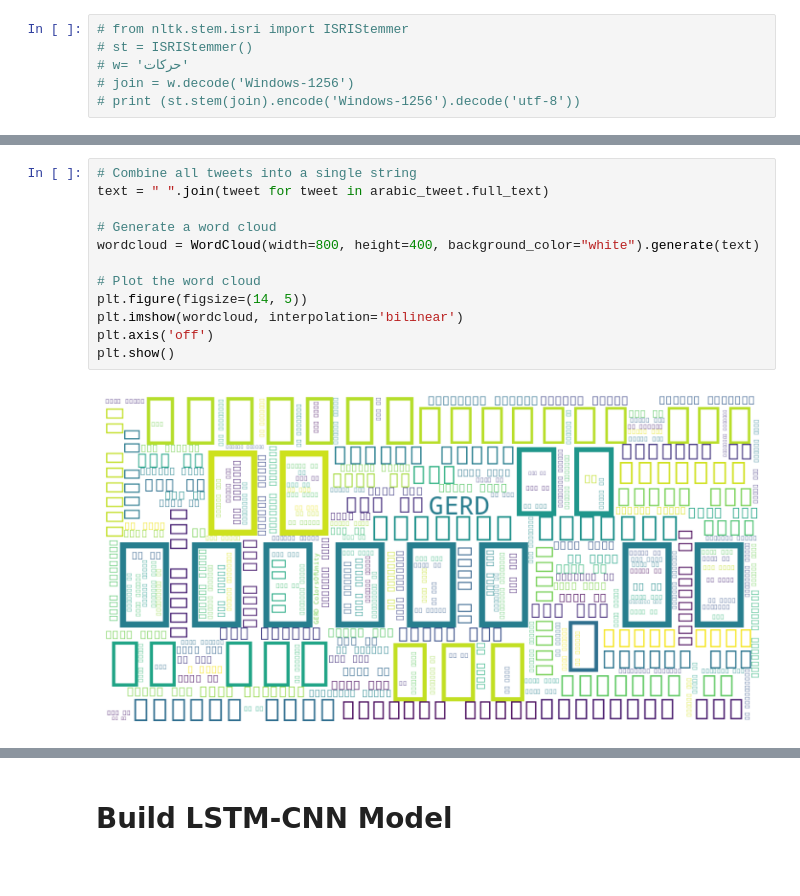
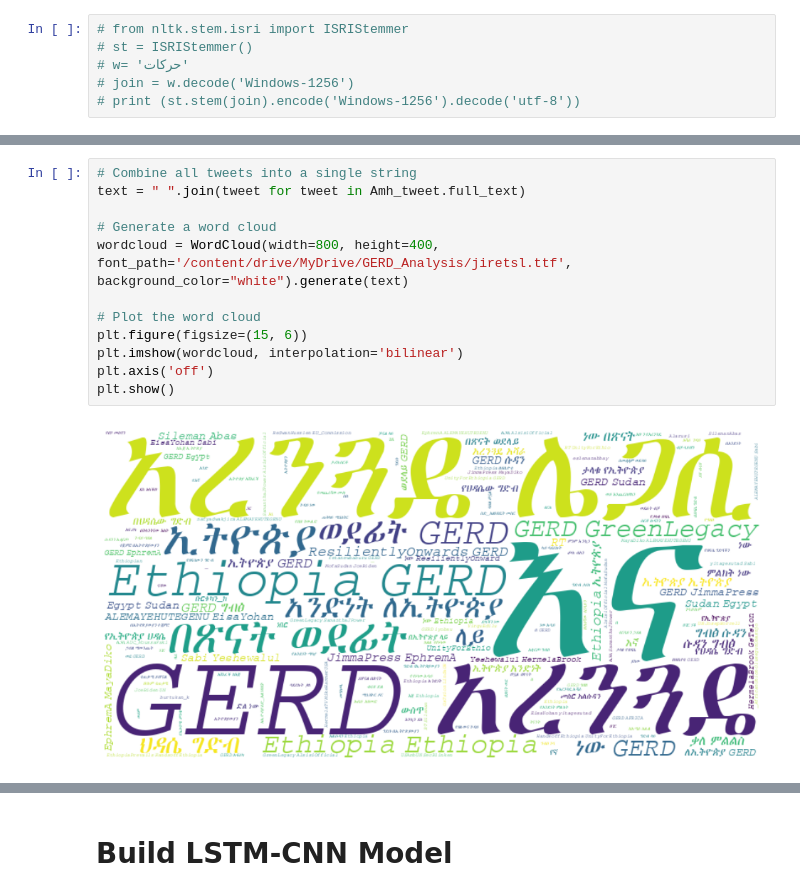
Before and after one commit to amsalugetasew/Deployed_Models, a Jupyter notebook: GERD_Sentiment_Analysis.ipynb, the cells around one changed output, grey strips where cells are left out. Saved outputs shown, nothing was run; the diff lists cells and outputs as text.

```diff
--- a/GERD_Sentiment_Analysis.ipynb
+++ b/GERD_Sentiment_Analysis.ipynb
@@ -158,14 +172,14 @@ plt.show()
 # %%
 # Combine all tweets into a single string
-text = " ".join(tweet for tweet in arabic_tweet.full_text)
+text = " ".join(tweet for tweet in Amh_tweet.full_text)
 
 # Generate a word cloud
-wordcloud = WordCloud(width=800, height=400, background_color="white").generate(text)
+wordcloud = WordCloud(width=800, height=400, font_path='/content/drive/MyDrive/GERD_Analysis/jiretsl.ttf', background_color="white").generate(text)
 
 # Plot the word cloud
-plt.figure(figsize=(14, 5))
+plt.figure(figsize=(15, 6))
 plt.imshow(wordcloud, interpolation='bilinear')
 plt.axis('off')
 plt.show()
 # %% [output]
-[figure, old version]
+[figure, new version]
```
Also changed, not shown: parts of 14 cells of this notebook.
